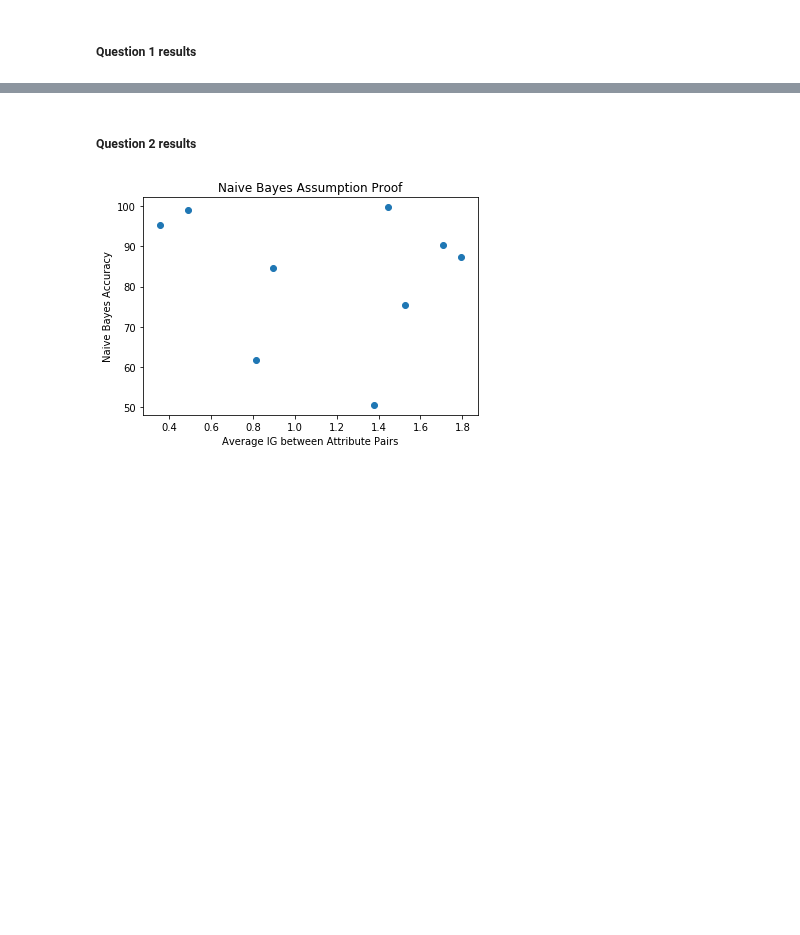
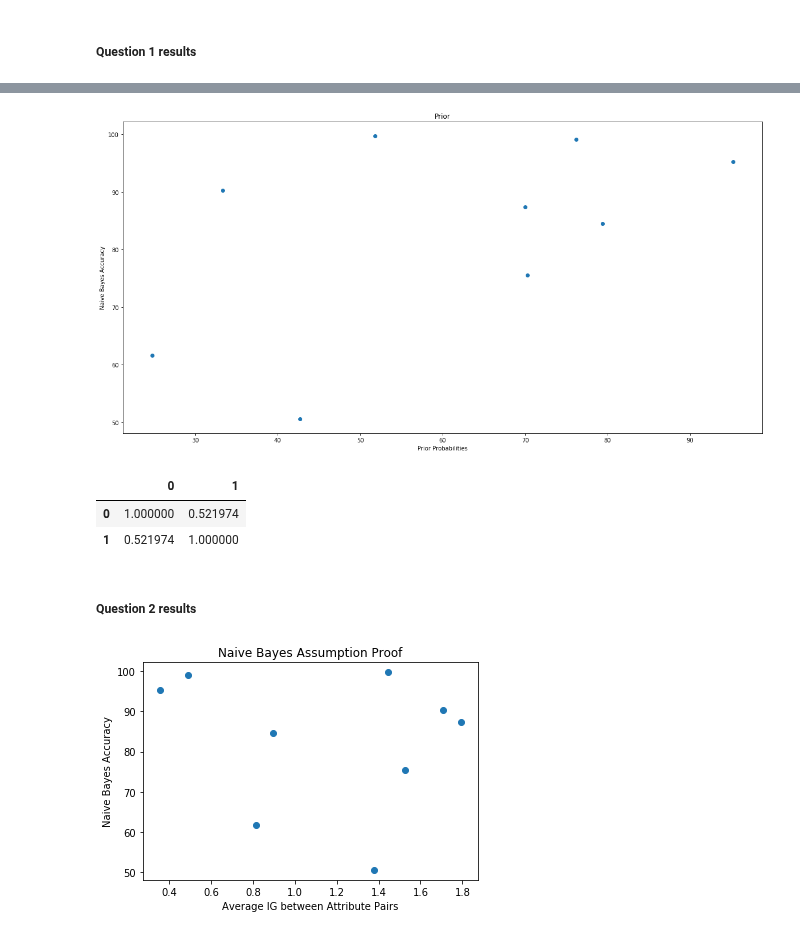
Before and after one commit to VoLKyyyOG/COMP30024, a Jupyter notebook: ML/2019S1-proj1.ipynb, the cells around one changed output, grey strips where cells are left out. Saved outputs shown, nothing was run; the diff lists cells and outputs as text; code cells hidden in the pictures; blank space fills up the shorter version.

```diff
--- a/ML/2019S1-proj1.ipynb
+++ b/ML/2019S1-proj1.ipynb
@@ -444,6 +449,32 @@ display(DataFrame.from_dict(mapper).T.corr())
 |  | 0 | 1 |
 | 0 | 1.000000 | -0.099463 |
 | 1 | -0.099463 | 1.000000 |
+# %%
+priors = list()
+for i in datasets:
+    df = preprocess(i)
+    model =train(df)['priors']
+    priors.append(100*model[max(model, key=model.get)])
+
+mapper1 = defaultdict(list)
+acc = [i[1] for i in mapper.values()]
+for i in range(len(datasets)):
+    mapper1[i].append(priors[i])
+    mapper1[i].append(acc[i])
+
+plt.scatter([i[0] for i in mapper1.values()], [i[1] for i in mapper1.values()])
+plt.title("Prior")
+plt.xlabel("Prior Probabilities")
+plt.ylabel("Naive Bayes Accuracy")
+
+plt.show()
+
+display(DataFrame.from_dict(mapper1).T.corr())
+# %% [output]
+[figure, added]
+|  | 0 | 1 |
+| 0 | 1.000000 | 0.521974 |
+| 1 | 0.521974 | 1.000000 |
 # %% [markdown]
 ##### Question 2 results
 # %%
```
Also changed, not shown: parts of 8 cells of this notebook, 3 other files.
